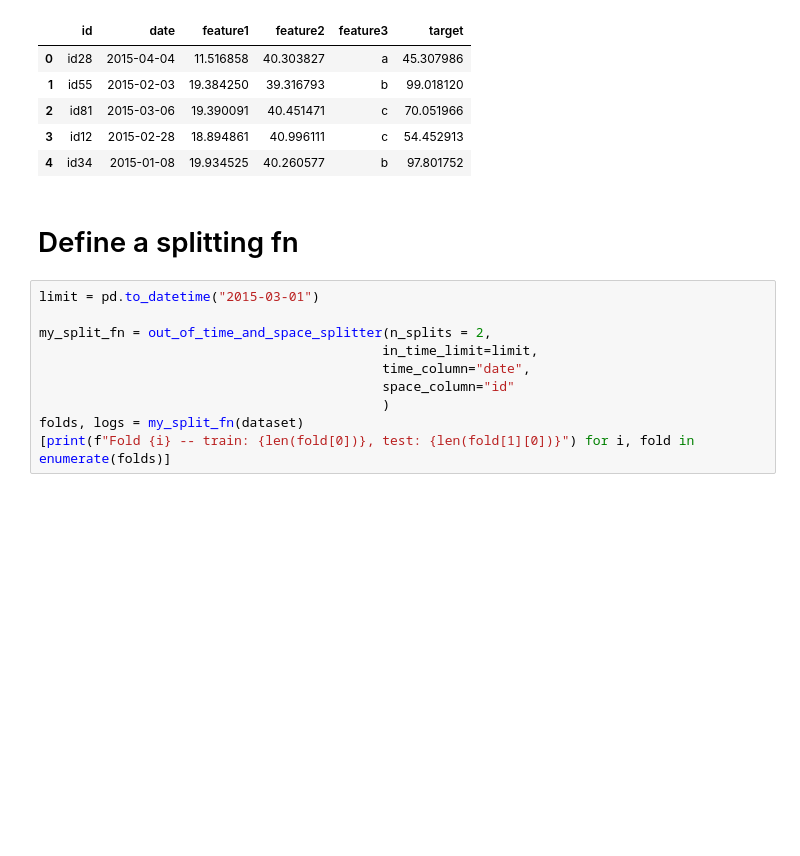
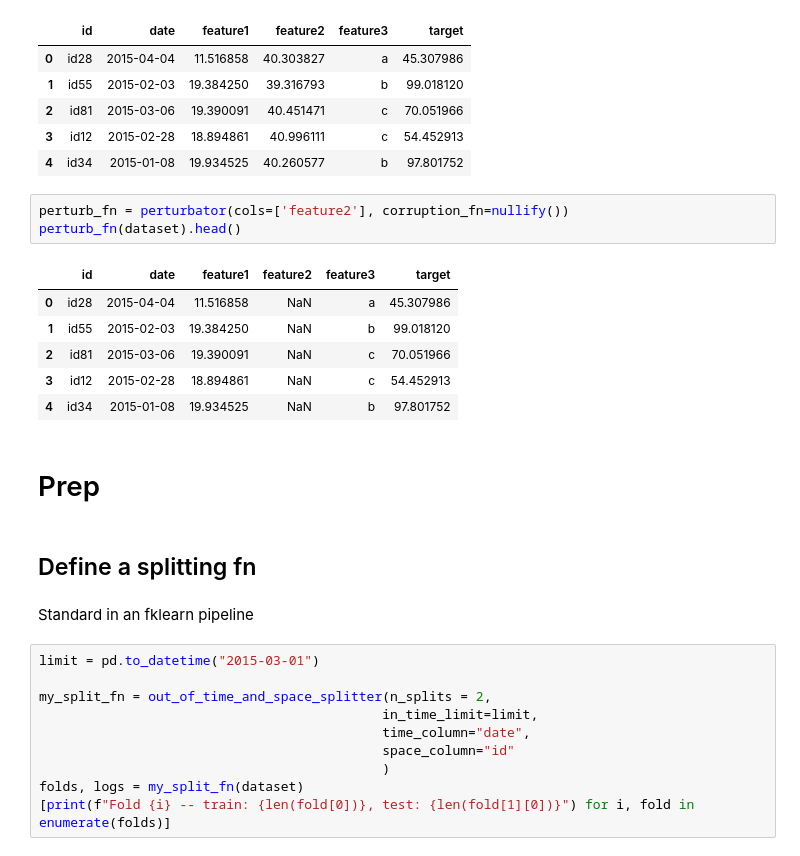
Before and after one commit to nubank/fklearn, a Jupyter notebook: notebooks/chaos-demo.ipynb, the cells around one changed output. Drawn from its saved outputs; the diff is of its cells as text; blank space fills up the shorter version.

```diff
--- a/notebooks/chaos-demo.ipynb
+++ b/notebooks/chaos-demo.ipynb
@@ -29,8 +43,22 @@ dataset.head()
 | 2 | id81 | 2015-03-06 | 19.390091 | 40.451471 | c | 70.051966 |
 | 3 | id12 | 2015-02-28 | 18.894861 | 40.996111 | c | 54.452913 |
 | 4 | id34 | 2015-01-08 | 19.934525 | 40.260577 | b | 97.801752 |
+# %%
+perturb_fn = perturbator(cols=['feature2'], corruption_fn=nullify())
+perturb_fn(dataset).head()
+# %% [output]
+|  | id | date | feature1 | feature2 | feature3 | target |
+| 0 | id28 | 2015-04-04 | 11.516858 | NaN | a | 45.307986 |
+| 1 | id55 | 2015-02-03 | 19.384250 | NaN | b | 99.018120 |
+| 2 | id81 | 2015-03-06 | 19.390091 | NaN | c | 70.051966 |
+| 3 | id12 | 2015-02-28 | 18.894861 | NaN | c | 54.452913 |
+| 4 | id34 | 2015-01-08 | 19.934525 | NaN | b | 97.801752 |
+# %% [markdown]
+# Prep
 # %% [markdown]
-# Define a splitting fn
+## Define a splitting fn
+# %% [markdown]
+Standard in an fklearn pipeline
 # %%
 limit = pd.to_datetime("2015-03-01")
 
```
Also changed, not shown: parts of 16 cells of this notebook.
